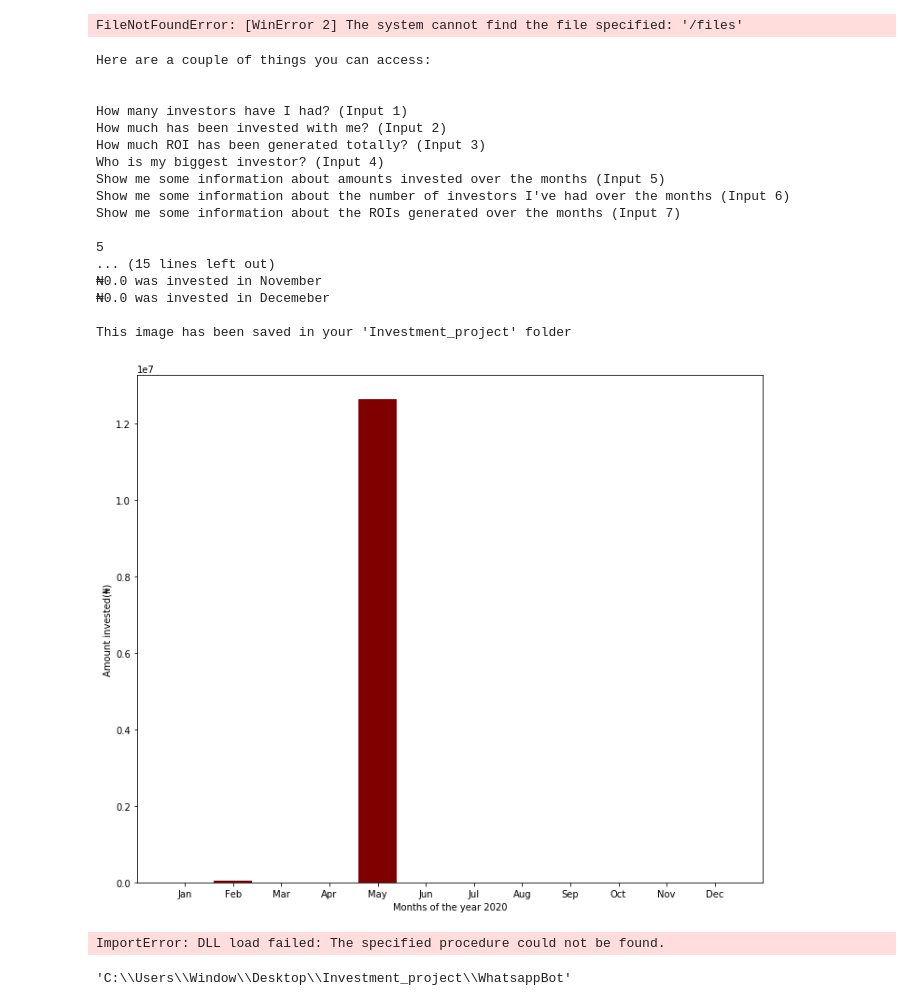
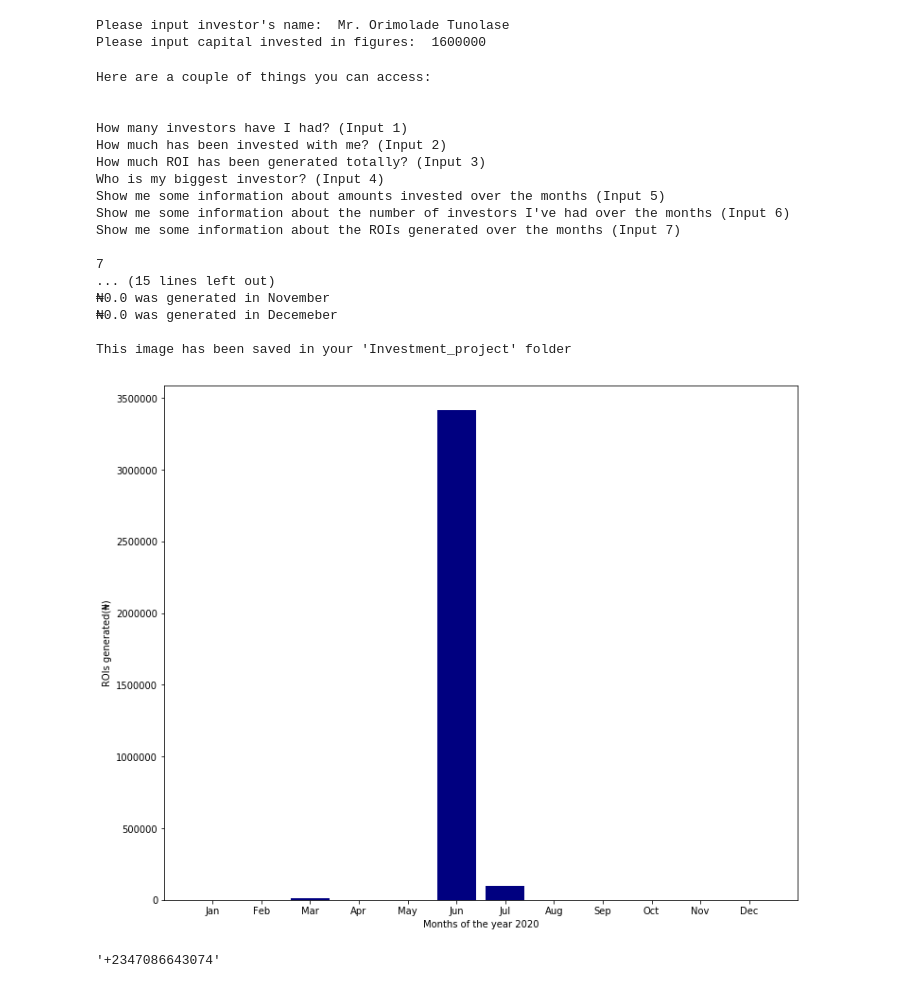
Before and after one commit to daniel-py/whatsapp_bot, a Jupyter notebook: Investment_project.ipynb, the cells around one changed output. Drawn from its saved outputs; the diff is of its cells as text; code cells hidden in the pictures.

```diff
--- a/Investment_project.ipynb
+++ b/Investment_project.ipynb
@@ -8,9 +8,10 @@ import pandas as pd
 import openpyxl as opxl
 import numpy as np
 import matplotlib.pyplot as plt
+from docx2pdf import convert
 
-os.chdir("files/")
-doc = docx.Document('Template.docx')
+#os.chdir("files/")
+doc = docx.Document('files/Template.docx')
 
 
 def comma_separate(a):
@@ -120,11 +121,11 @@ for paragraph in doc.paragraphs:
             run.text = run.text.replace('SIXTY FIVE THOUSAND NAIRA ONLY (N65,000)', roi_words+ f" NAIRA ONLY (₦{comma_separate(roi)})")
 
 
-doc.save(f"{name + ' MOU'}.docx")
+doc.save(f"files/{name + ' MOU'}.docx")
 
 
 
-wb = opxl.load_workbook("Book1 - Copy.xlsx")
+wb = opxl.load_workbook("files/Database.xlsx")
 sheet = wb['Sheet1']
 max_row = sheet.max_row
 sheet.cell(max_row+1, 1).value = 'JI-'+str(int(sheet.cell(max_row, 1).value[3:]) + 1)
@@ -141,16 +142,17 @@ for i in sheet.rows:
     else:
         l += 1
 
-wb.save("Book1 - Copy.xlsx")
+wb.save("files/Database.xlsx")
 
-
+convert(f"files/{name + ' MOU'}.docx")
 
 #df = pd.read_csv("New.csv")
 #df.loc[df.index[-1]+1] = ['JI-'+str(int(df.iloc[-1][0][3:]) + 1), name, comma_separate(capital),
 #                          ", ".join(date), comma_separate(int(int(capital) * 0.2)), comma_separate(roi), pay_date[1]]
 #df.to_csv('New.csv', index= False)
 # %% [output]
-FileNotFoundError: [WinError 2] The system cannot find the file specified: '/files'
+Please input investor's name:  Mr. Orimolade Tunolase
+Please input capital invested in figures:  1600000
 # %%
 print("Here are a couple of things you can access:\n\n")
 print("How many investors have I had? (Input 1)")
@@ -160,7 +162,8 @@ print("Who is my biggest investor? (Input 4)")
 print("Show me some information about amounts invested over the months (Input 5)")
 print("Show me some information about the number of investors I've had over the months (Input 6)")
 print("Show me some information about the ROIs generated over the months (Input 7)\n")
-
+wb = opxl.load_workbook("files/Database.xlsx")
+sheet = wb['Sheet1']
 x = int(input())
 print("\n")
 
@@ -169,7 +172,7 @@ def string_to_num(b):
     b = b.replace(',', '')
     return int(b)
 
-df = pd.read_excel("Book1 - Copy.xlsx", skiprows=[x for x in range(0, 8)])
+df = pd.read_excel("files/Database.xlsx", skiprows=[x for x in range(0, 8)])
 df["AMOUNT INVESTED(₦)"] = df["AMOUNT INVESTED(₦)"].apply(string_to_num)
 df["ROI DUE(₦)"] = df["ROI DUE(₦)"].apply(string_to_num)
 df["ROI + CAPITAL(₦)"] = df["ROI + CAPITAL(₦)"].apply(string_to_num)
@@ -183,18 +186,8 @@ if x == 5 or x == 6 or x == 7:
     def in_a_year(a):
         return a[-4:] == year
 
-    a= []
-    b= []
-    c= []
-    d= []
-    e= []
-    f= []
-    g= []
-    h= []
-    i= []
-    j= []
-    k= []
-    l= []
+    a, b, c, d, e, f, g, h, i, j, k, l = ([], [], [], [], [], [], [], [], [], [], [], [])
+
     months = ['January', 'February', 'March', 'April', 'May', 'June', 'July', 'August',
              'September', 'October', 'November', 'Decemeber']
 
@@ -213,18 +206,7 @@ if x == 5 or x == 6 or x == 7:
 
 
 
-    a= []
-    b= []
-    c= []
-    d= []
-    e= []
-    f= []
-    g= []
-    h= []
-    i= []
-    j= []
-    k= []
-    l= []
+    a, b, c, d, e, f, g, h, i, j, k, l = ([], [], [], [], [], [], [], [], [], [], [], [])
 
     roilists = [a, b, c, d, e, f, g, h, i, j, k, l]
     roi_df = df[df["PAY DATE"].apply(in_a_year)].reset_index().drop("index", axis = 1)
@@ -277,34 +259,34 @@ elif x == 6:
     plt.savefig("Investors_per_month.png")
     print("\nThis image has been saved in your 'Investment_project' folder")
 
 elif x == 7:
     for n, o in zip(months, [np.sum(x) for x in roilists]):
         print(f"₦{comma_separate(o)} was generated in {n}")
 
     plt.figure(figsize = (12,10))
     plt.bar([x[0:3] for x in months], [np.sum(x) for x in roilists], color = (0, 0, .5))
     plt.xlabel(f"Months of the year {year}")
     plt.ylabel("ROIs generated(₦)")
     #plt.title(f"Amount generated per month in the year {year}")
 
     plt.savefig("ROI_per_month.png")
     print("\nThis image has been saved in your 'Investment_project' folder")
 # %% [output]
 Here are a couple of things you can access:
 
 
 How many investors have I had? (Input 1)
 How much has been invested with me? (Input 2)
 How much ROI has been generated totally? (Input 3)
 Who is my biggest investor? (Input 4)
 Show me some information about amounts invested over the months (Input 5)
 Show me some information about the number of investors I've had over the months (Input 6)
 Show me some information about the ROIs generated over the months (Input 7)
 
-5
+7
 ... (15 lines left out)
-₦0.0 was invested in November
-₦0.0 was invested in Decemeber
+₦0.0 was generated in November
+₦0.0 was generated in Decemeber
 
 This image has been saved in your 'Investment_project' folder
-[figure, old version]
+[figure, new version]
@@ -315,9 +293,6 @@ from docx2pdf import convert
-# %%
-convert("files/MR. OLU FATAI MOU.docx")
-convert("files/MR. OLU FATAI MOU.docx", "files/MR. OLU FATAI MOU.pdf")
-# %% [output]
-ImportError: DLL load failed: The specified procedure could not be found.
-# %%
-pwd
-# %% [output]
-'C:\\Users\\Window\\Desktop\\Investment_project\\WhatsappBot'
+# %%
+data = {'investor_detail': '+2347086643074, 150000'}
+
+data['investor_detail'].split(', ')[0]
+# %% [output]
+'+2347086643074'
```
Also changed, not shown: parts of 12 cells of this notebook, 14 other files.
